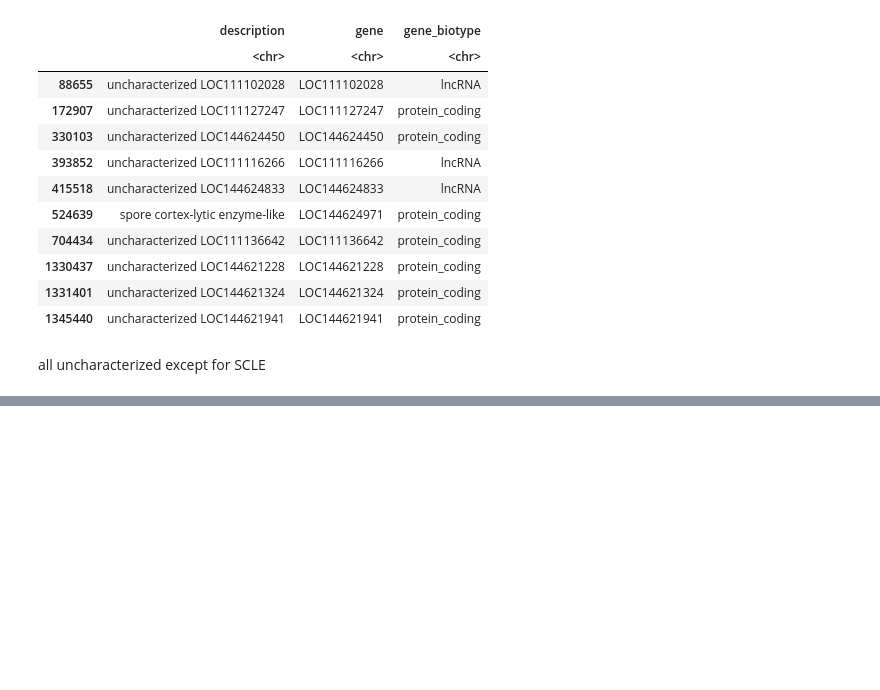
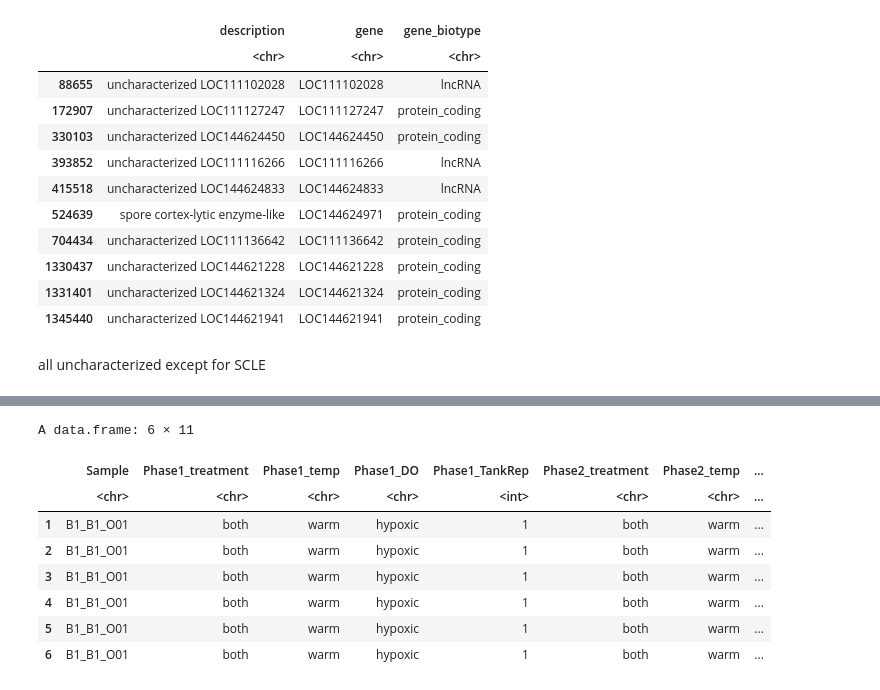
Before and after one commit to jgmcdonough/CE24_RNA-seq, a Jupyter notebook: analysis/diff_expression/phase2_v_phase2/new_refGenome/upset_p2.v.p2.ipynb, the cells around one changed output, grey strips where cells are left out. Cells and saved outputs as stored; diff of their text form; code cells hidden in the pictures; blank space fills up the shorter version.

```diff
--- a/analysis/diff_expression/phase2_v_phase2/new_refGenome/upset_p2.v.p2.ipynb
+++ b/analysis/diff_expression/phase2_v_phase2/new_refGenome/upset_p2.v.p2.ipynb
@@ -835,0 +857,13 @@ all uncharacterized except for SCLE
+# %%
+shared_gene.merge <- merge(metaData, shared_expr, by = 'Sample')
+head(shared_gene.merge)
+# %% [output]
+A data.frame: 6 × 11
+|  | Sample | Phase1_treatment | Phase1_temp | Phase1_DO | Phase1_TankRep | Phase2_treatment | Phase2_temp | ... |
+|  | <chr> | <chr> | <chr> | <chr> | <int> | <chr> | <chr> | ... |
+| 1 | B1_B1_O01 | both | warm | hypoxic | 1 | both | warm | ... |
+| 2 | B1_B1_O01 | both | warm | hypoxic | 1 | both | warm | ... |
+| 3 | B1_B1_O01 | both | warm | hypoxic | 1 | both | warm | ... |
+| 4 | B1_B1_O01 | both | warm | hypoxic | 1 | both | warm | ... |
+| 5 | B1_B1_O01 | both | warm | hypoxic | 1 | both | warm | ... |
+| 6 | B1_B1_O01 | both | warm | hypoxic | 1 | both | warm | ... |
```
Also changed, not shown: parts of 14 cells of this notebook.
